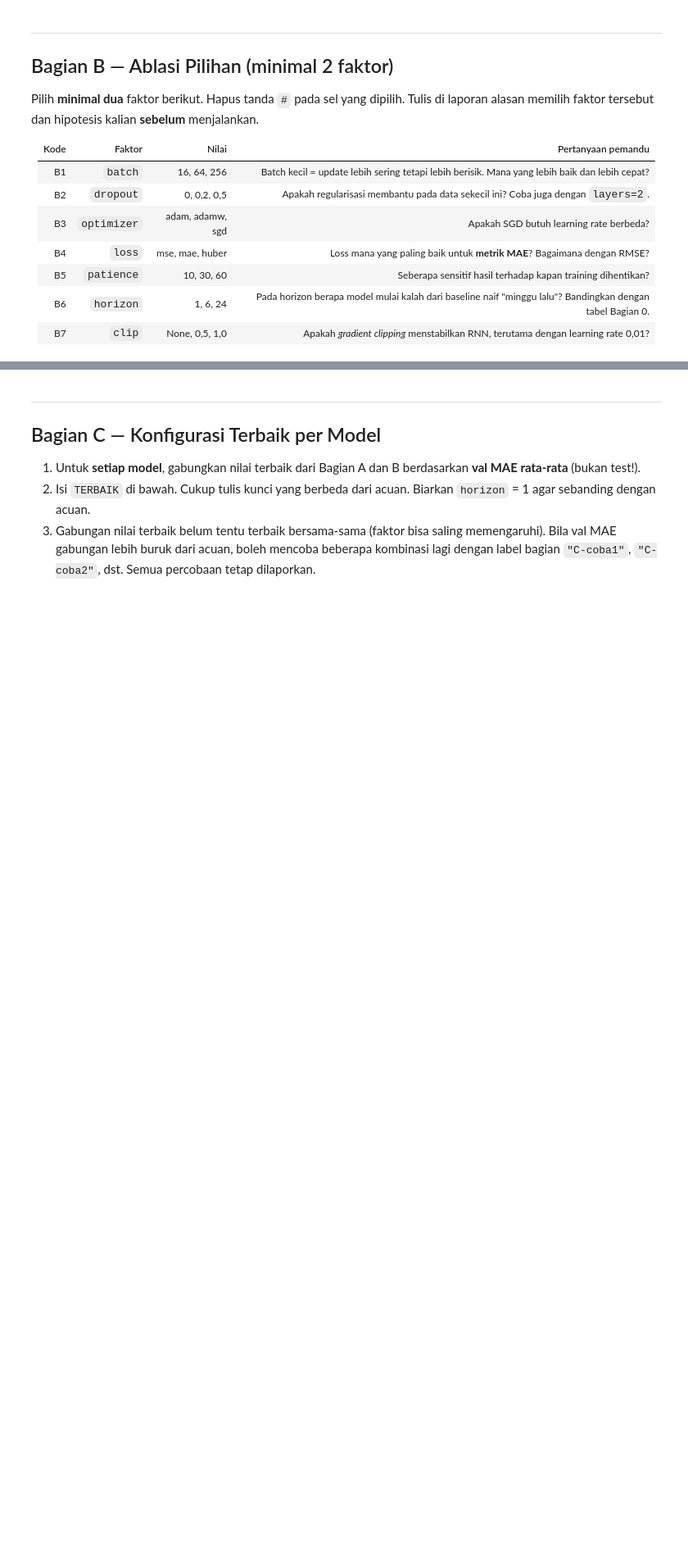
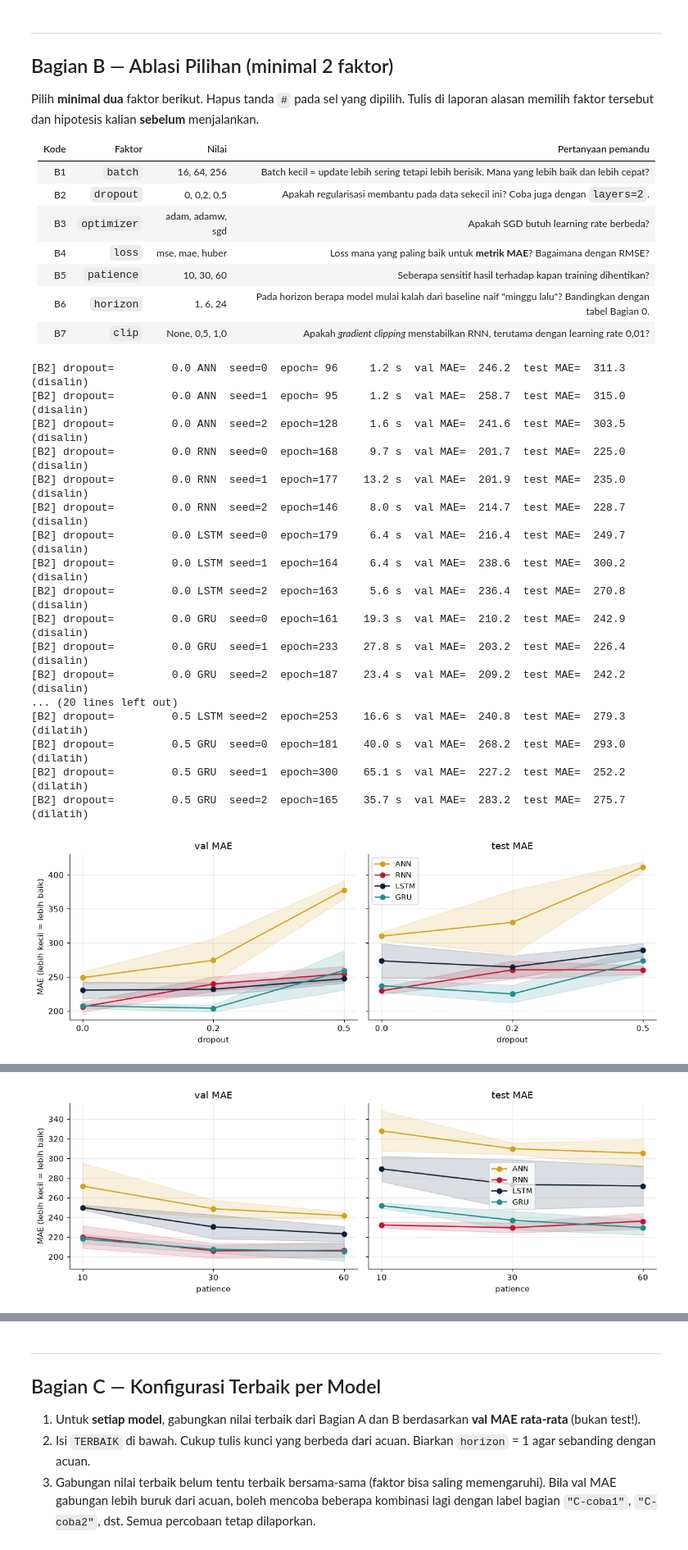
Before and after one commit to shevilla124400005-stack/dlw-tugas-ra-124400005, a Jupyter notebook: tugas_ablasi.ipynb, the cells around one changed output, grey strips where cells are left out. Shown at 82% size. Drawn from its saved outputs; the diff is of its cells as text; code cells hidden in the pictures; blank space fills up the shorter version.

Commit message:
Hasil Bagian B (B2 dropout, B5 patience)

```diff
--- a/tugas_ablasi.ipynb
+++ b/tugas_ablasi.ipynb
@@ -685,9 +685,28 @@ Pilih **minimal dua** faktor berikut. Hapus tanda `#` pada sel yang dipilih. Tul
 | B7 | `clip` | None, 0,5, 1,0 | Apakah *gradient clipping* menstabilkan RNN, terutama dengan learning rate 0,01? |
 # %%
 # b1 = jalankan("B1", "batch", [16, 64, 256]);              plot_faktor(b1, "batch size", simpan="B1_batch.png");     display(ringkas(b1))
-# b2 = jalankan("B2", "dropout", [0.0, 0.2, 0.5]);           plot_faktor(b2, "dropout", simpan="B2_dropout.png");      display(ringkas(b2))
+b2 = jalankan("B2", "dropout", [0.0, 0.2, 0.5]);           plot_faktor(b2, "dropout", simpan="B2_dropout.png");      display(ringkas(b2))
 # b3 = jalankan("B3", "optimizer", ["adam", "adamw", "sgd"]); plot_faktor(b3, "optimizer", simpan="B3_optimizer.png"); display(ringkas(b3))
 # b4 = jalankan("B4", "loss", ["mse", "mae", "huber"]);       plot_faktor(b4, "fungsi loss", simpan="B4_loss.png");    display(ringkas(b4))
-# b5 = jalankan("B5", "patience", [10, 30, 60]);              plot_faktor(b5, "patience", simpan="B5_patience.png");   display(ringkas(b5))
+b5 = jalankan("B5", "patience", [10, 30, 60]);              plot_faktor(b5, "patience", simpan="B5_patience.png");   display(ringkas(b5))
 # b6 = jalankan("B6", "horizon", [1, 6, 24]);                 plot_faktor(b6, "horizon (jam)", simpan="B6_horizon.png"); display(ringkas(b6))
 # b7 = jalankan("B7", "clip", [None, 0.5, 1.0], lr=1e-2);     plot_faktor(b7, "clip (lr = 0,01)", simpan="B7_clip.png"); display(ringkas(b7))
+# %% [output]
+[B2] dropout=         0.0 ANN  seed=0  epoch= 96     1.2 s  val MAE=  246.2  test MAE=  311.3  (disalin)
+[B2] dropout=         0.0 ANN  seed=1  epoch= 95     1.2 s  val MAE=  258.7  test MAE=  315.0  (disalin)
+[B2] dropout=         0.0 ANN  seed=2  epoch=128     1.6 s  val MAE=  241.6  test MAE=  303.5  (disalin)
+[B2] dropout=         0.0 RNN  seed=0  epoch=168     9.7 s  val MAE=  201.7  test MAE=  225.0  (disalin)
+[B2] dropout=         0.0 RNN  seed=1  epoch=177    13.2 s  val MAE=  201.9  test MAE=  235.0  (disalin)
+[B2] dropout=         0.0 RNN  seed=2  epoch=146     8.0 s  val MAE=  214.7  test MAE=  228.7  (disalin)
+[B2] dropout=         0.0 LSTM seed=0  epoch=179     6.4 s  val MAE=  216.4  test MAE=  249.7  (disalin)
+[B2] dropout=         0.0 LSTM seed=1  epoch=164     6.4 s  val MAE=  238.6  test MAE=  300.2  (disalin)
+[B2] dropout=         0.0 LSTM seed=2  epoch=163     5.6 s  val MAE=  236.4  test MAE=  270.8  (disalin)
+[B2] dropout=         0.0 GRU  seed=0  epoch=161    19.3 s  val MAE=  210.2  test MAE=  242.9  (disalin)
+[B2] dropout=         0.0 GRU  seed=1  epoch=233    27.8 s  val MAE=  203.2  test MAE=  226.4  (disalin)
+[B2] dropout=         0.0 GRU  seed=2  epoch=187    23.4 s  val MAE=  209.2  test MAE=  242.2  (disalin)
+... (20 lines left out)
+[B2] dropout=         0.5 LSTM seed=2  epoch=253    16.6 s  val MAE=  240.8  test MAE=  279.3  (dilatih)
+[B2] dropout=         0.5 GRU  seed=0  epoch=181    40.0 s  val MAE=  268.2  test MAE=  293.0  (dilatih)
+[B2] dropout=         0.5 GRU  seed=1  epoch=300    65.1 s  val MAE=  227.2  test MAE=  252.2  (dilatih)
+[B2] dropout=         0.5 GRU  seed=2  epoch=165    35.7 s  val MAE=  283.2  test MAE=  275.7  (dilatih)
+[figure, added]
@@ -693,0 +744 @@ Pilih **minimal dua** faktor berikut. Hapus tanda `#` pada sel yang dipilih. Tul
+[figure, added]
```
Also changed, not shown: parts of 1 cell of this notebook, 1 other file.
